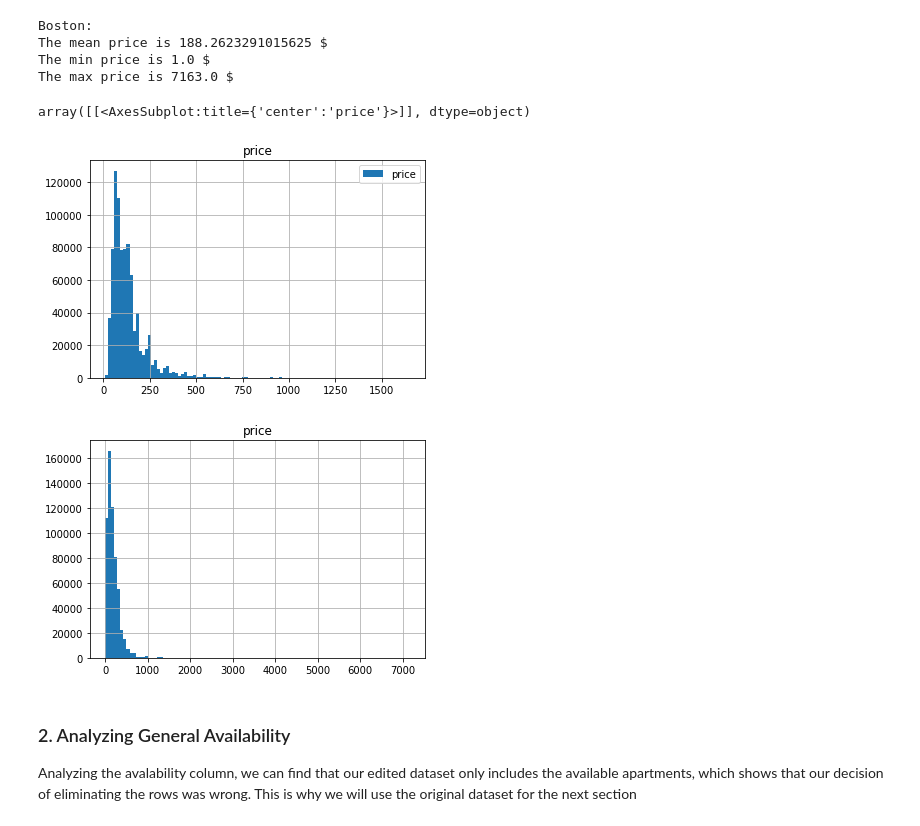
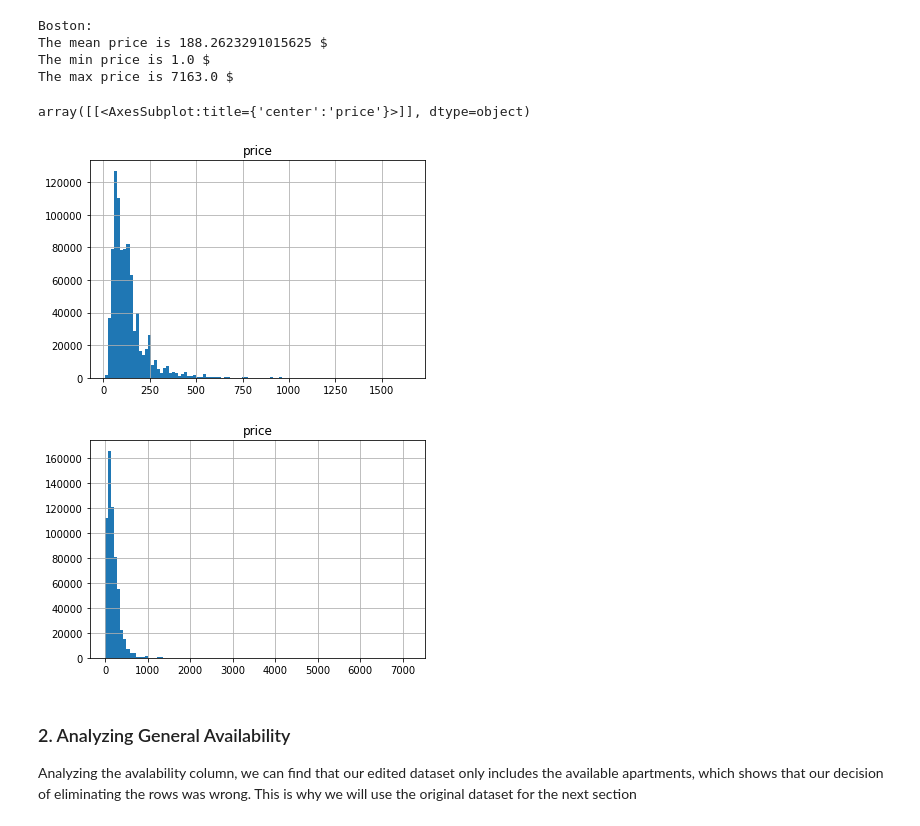
Before and after one commit to Lorenzo-azar/Udacity_DataScientistNanoDegree, a Jupyter notebook: 1- Data Science Blog Post/Data Science Blog Post.ipynb, the cells around one changed output. Saved outputs shown, nothing was run; the diff lists cells and outputs as text; code cells hidden in the pictures.

```diff
--- a/1- Data Science Blog Post/Data Science Blog Post.ipynb
+++ b/1- Data Science Blog Post/Data Science Blog Post.ipynb
@@ -80,13 +77,13 @@ The min price is 1.0 $
 The max price is 7163.0 $
 # %%
 # Visualizing Seattle's prices
-seattle_edited.hist(column='price', bins=100, legend=True)
+seattle_edited.hist(column='price', bins=100)
 
 # Visualizing Boston's prices
 boston_edited.hist(column='price', bins=100)
 # %% [output]
 array([[<AxesSubplot:title={'center':'price'}>]], dtype=object)
-[figure, old version]
+[figure, new version]
 [figure]
 # %% [markdown]
 ### 2. Analyzing General Availability
```
Also changed, not shown: parts of 2 cells of this notebook, 1 other file.
